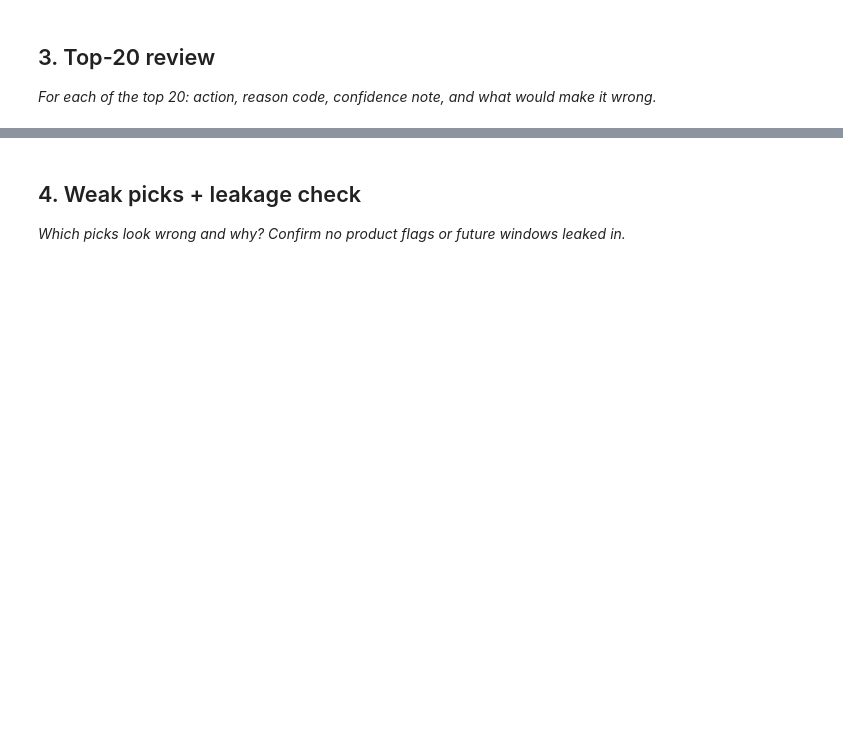
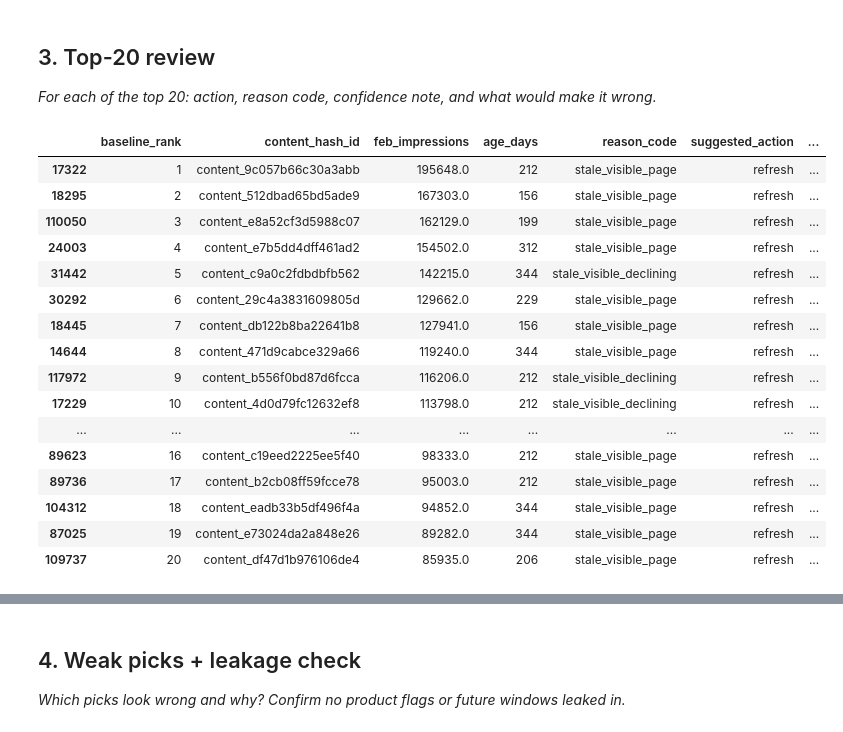
Before and after one commit to Srinivas25046/FlyRank-MLstarter, a Jupyter notebook: work/notebooks/w04_baseline_score.ipynb, the cells around one changed output, grey strips where cells are left out. Drawn from its saved outputs; the diff is of its cells as text; code cells hidden in the pictures; blank space fills up the shorter version.

```diff
--- a/work/notebooks/w04_baseline_score.ipynb
+++ b/work/notebooks/w04_baseline_score.ipynb
@@ -15,0 +115,24 @@ This skeleton is yours to fill. Work the sections **in order** — each one has
+# %%
+print("== Signal check A: staleness (age_days) -- behind FlyRank's refresh flags ==")
+age_bins = [-1, 90, 180, 365, 730, 100000]
+age_labels = ["<90d", "90-180d", "180-365d", "365-730d", "730d+"]
+panel["age_tier"] = pd.cut(panel["age_days"], bins=age_bins, labels=age_labels)
+
+staleness_table = panel.groupby("age_tier", observed=True).agg(
+    n=("declined_next_month", "size"),
+    decline_rate=("declined_next_month", "mean"),
+).reset_index()
+print(staleness_table.to_string(index=False))
+print("\nVerdict (fill in after reading the table): CONFIRMED / OPPOSITE / MIXED / FALSE")
+
+print("\n== Signal check B: volume (feb_impressions) -- behind FlyRank's quick-win logic ==")
+vol_bins = [-1, 100, 500, 2000, 10000, 10_000_000]
+vol_labels = ["<100", "100-500", "500-2000", "2000-10000", "10000+"]
+panel["volume_tier"] = pd.cut(panel["feb_impressions"], bins=vol_bins, labels=vol_labels)
+
+volume_table = panel.groupby("volume_tier", observed=True).agg(
+    n=("declined_next_month", "size"),
+    decline_rate=("declined_next_month", "mean"),
+).reset_index()
+print(volume_table.to_string(index=False))
+print("\nVerdict (fill in after reading the table): CONFIRMED / OPPOSITE / MIXED / FALSE")
@@ -27,3 +292,27 @@ This skeleton is yours to fill. Work the sections **in order** — each one has
 # %%
 # This cell is for CODE (numbers, a query, a check).
 # Write your text answer in the cell ABOVE this one — typing sentences here breaks Run All.
+
+top20 = panel.sort_values("baseline_rank").head(20)[
+    ["baseline_rank", "content_hash_id", "feb_impressions", "age_days",
+     "reason_code", "suggested_action", "declined_next_month"]
+]
+top20
+# %% [output]
+|  | baseline_rank | content_hash_id | feb_impressions | age_days | reason_code | suggested_action | ... |
+| 17322 | 1 | content_9c057b66c30a3abb | 195648.0 | 212 | stale_visible_page | refresh | ... |
+| 18295 | 2 | content_512dbad65bd5ade9 | 167303.0 | 156 | stale_visible_page | refresh | ... |
+| 110050 | 3 | content_e8a52cf3d5988c07 | 162129.0 | 199 | stale_visible_page | refresh | ... |
+| 24003 | 4 | content_e7b5dd4dff461ad2 | 154502.0 | 312 | stale_visible_page | refresh | ... |
+| 31442 | 5 | content_c9a0c2fdbdbfb562 | 142215.0 | 344 | stale_visible_declining | refresh | ... |
+| 30292 | 6 | content_29c4a3831609805d | 129662.0 | 229 | stale_visible_page | refresh | ... |
+| 18445 | 7 | content_db122b8ba22641b8 | 127941.0 | 156 | stale_visible_page | refresh | ... |
+| 14644 | 8 | content_471d9cabce329a66 | 119240.0 | 344 | stale_visible_page | refresh | ... |
+| 117972 | 9 | content_b556f0bd87d6fcca | 116206.0 | 212 | stale_visible_declining | refresh | ... |
+| 17229 | 10 | content_4d0d79fc12632ef8 | 113798.0 | 212 | stale_visible_declining | refresh | ... |
+| ... | ... | ... | ... | ... | ... | ... | ... |
+| 89623 | 16 | content_c19eed2225ee5f40 | 98333.0 | 212 | stale_visible_page | refresh | ... |
+| 89736 | 17 | content_b2cb08ff59fcce78 | 95003.0 | 212 | stale_visible_page | refresh | ... |
+| 104312 | 18 | content_eadb33b5df496f4a | 94852.0 | 344 | stale_visible_page | refresh | ... |
+| 87025 | 19 | content_e73024da2a848e26 | 89282.0 | 344 | stale_visible_page | refresh | ... |
+| 109737 | 20 | content_df47d1b976106de4 | 85935.0 | 206 | stale_visible_page | refresh | ... |
```
Also changed, not shown: parts of 12 cells of this notebook.
